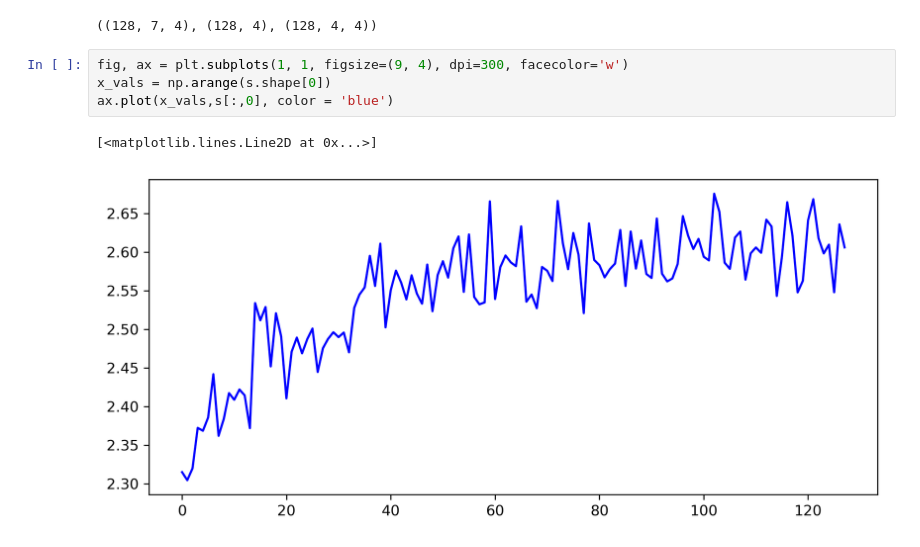
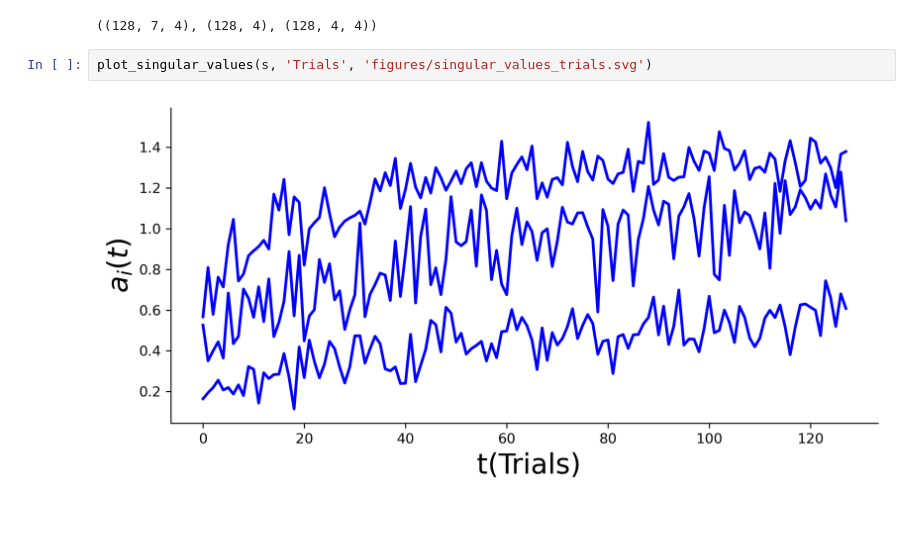
Before and after one commit to JirkoRu/analysis_scripts, a Jupyter notebook: SVD_Plot/SVD_plot.ipynb, the cells around one changed output. Cells and saved outputs as stored; diff of their text form; blank space fills up the shorter version.

```diff
--- a/SVD_Plot/SVD_plot.ipynb
+++ b/SVD_Plot/SVD_plot.ipynb
@@ -270,10 +305,7 @@ u, s, vt = np.linalg.svd(in_out_matrix_trialwise_new, full_matrices=False)
 u.shape, s.shape, vt.shape
 # %% [output]
 ((128, 7, 4), (128, 4), (128, 4, 4))
-# %%
-fig, ax = plt.subplots(1, 1, figsize=(9, 4), dpi=300, facecolor='w')
-x_vals = np.arange(s.shape[0])
-ax.plot(x_vals,s[:,0], color = 'blue')
-# %% [output]
-[<matplotlib.lines.Line2D at 0x...>]
-[figure, removed]
+# %%
+plot_singular_values(s, 'Trials', 'figures/singular_values_trials.svg')
+# %% [output]
+[figure, added]
```
Also changed, not shown: parts of 6 cells of this notebook, 6 other files.
